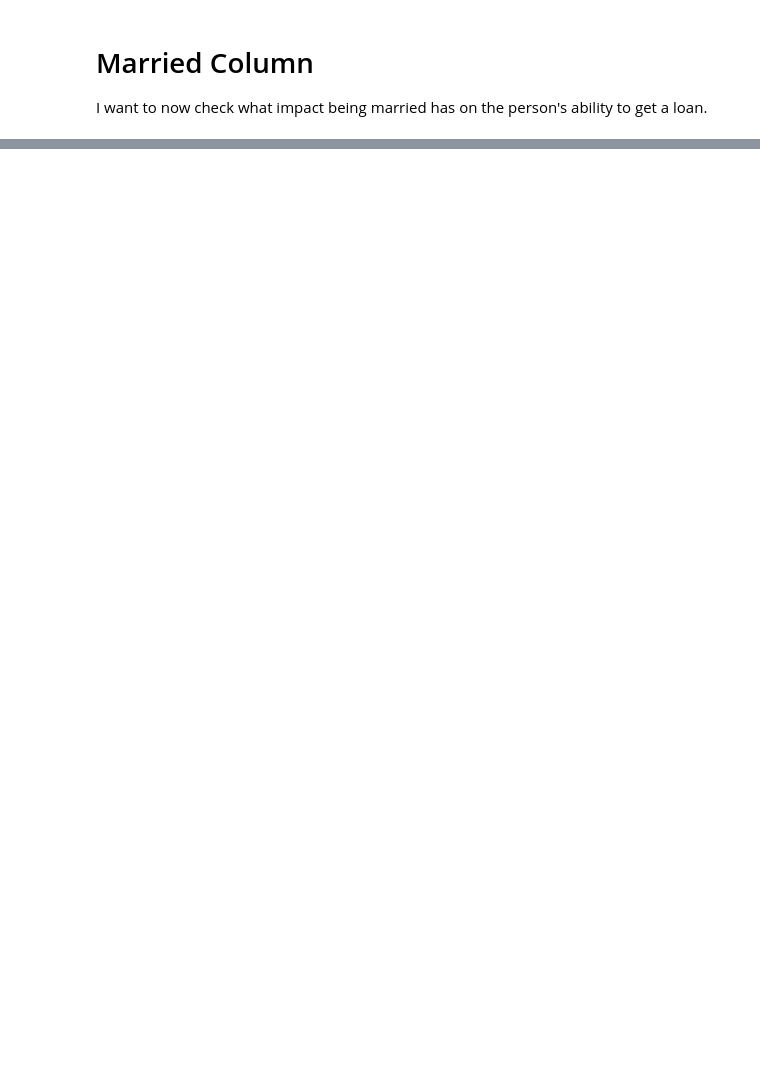
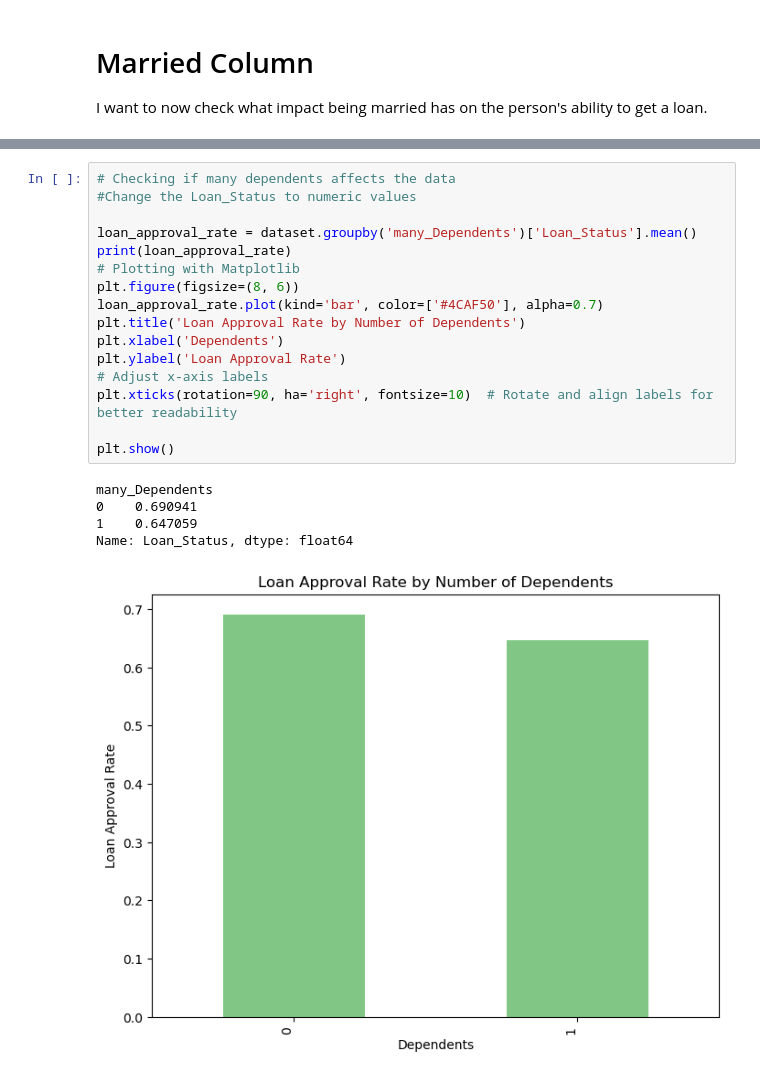
Before and after one commit to fredrickgacheru/loan_eligibility_project, a Jupyter notebook: loanProjectV1.ipynb, the cells around one changed output, grey strips where cells are left out. Drawn from its saved outputs; the diff is of its cells as text; blank space fills up the shorter version.

```diff
--- a/loanProjectV1.ipynb
+++ b/loanProjectV1.ipynb
@@ -132,0 +273,22 @@ Name: Loan_Status, dtype: float64
+# %%
+# Checking if many dependents affects the data
+#Change the Loan_Status to numeric values
+
+loan_approval_rate = dataset.groupby('many_Dependents')['Loan_Status'].mean()
+print(loan_approval_rate)
+# Plotting with Matplotlib
+plt.figure(figsize=(8, 6))
+loan_approval_rate.plot(kind='bar', color=['#4CAF50'], alpha=0.7)
+plt.title('Loan Approval Rate by Number of Dependents')
+plt.xlabel('Dependents')
+plt.ylabel('Loan Approval Rate')
+# Adjust x-axis labels
+plt.xticks(rotation=90, ha='right', fontsize=10)  # Rotate and align labels for better readability
+
+plt.show()
+# %% [output]
+many_Dependents
+0    0.690941
+1    0.647059
+Name: Loan_Status, dtype: float64
+[figure, added]
```
Also changed, not shown: parts of 27 cells of this notebook.
